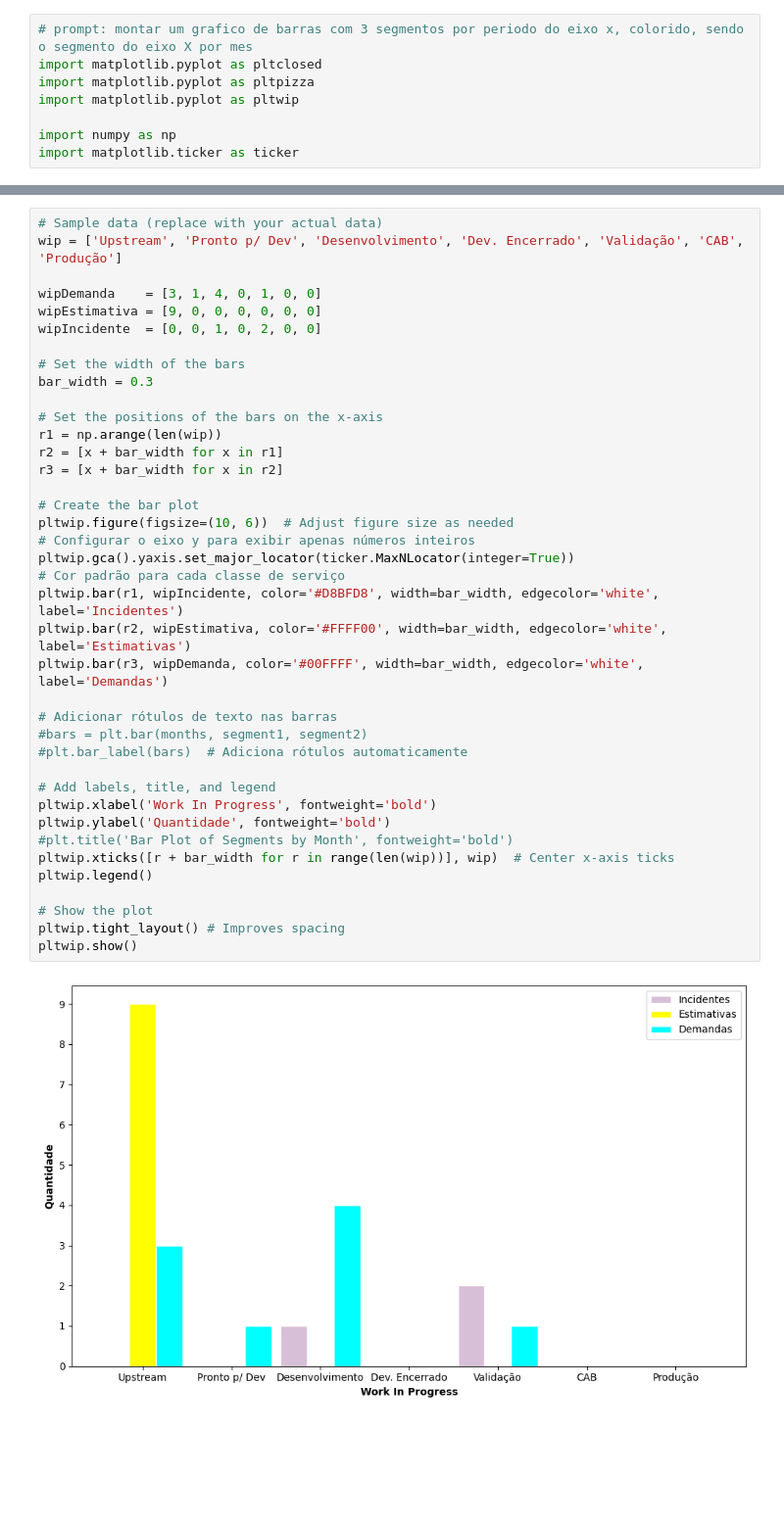
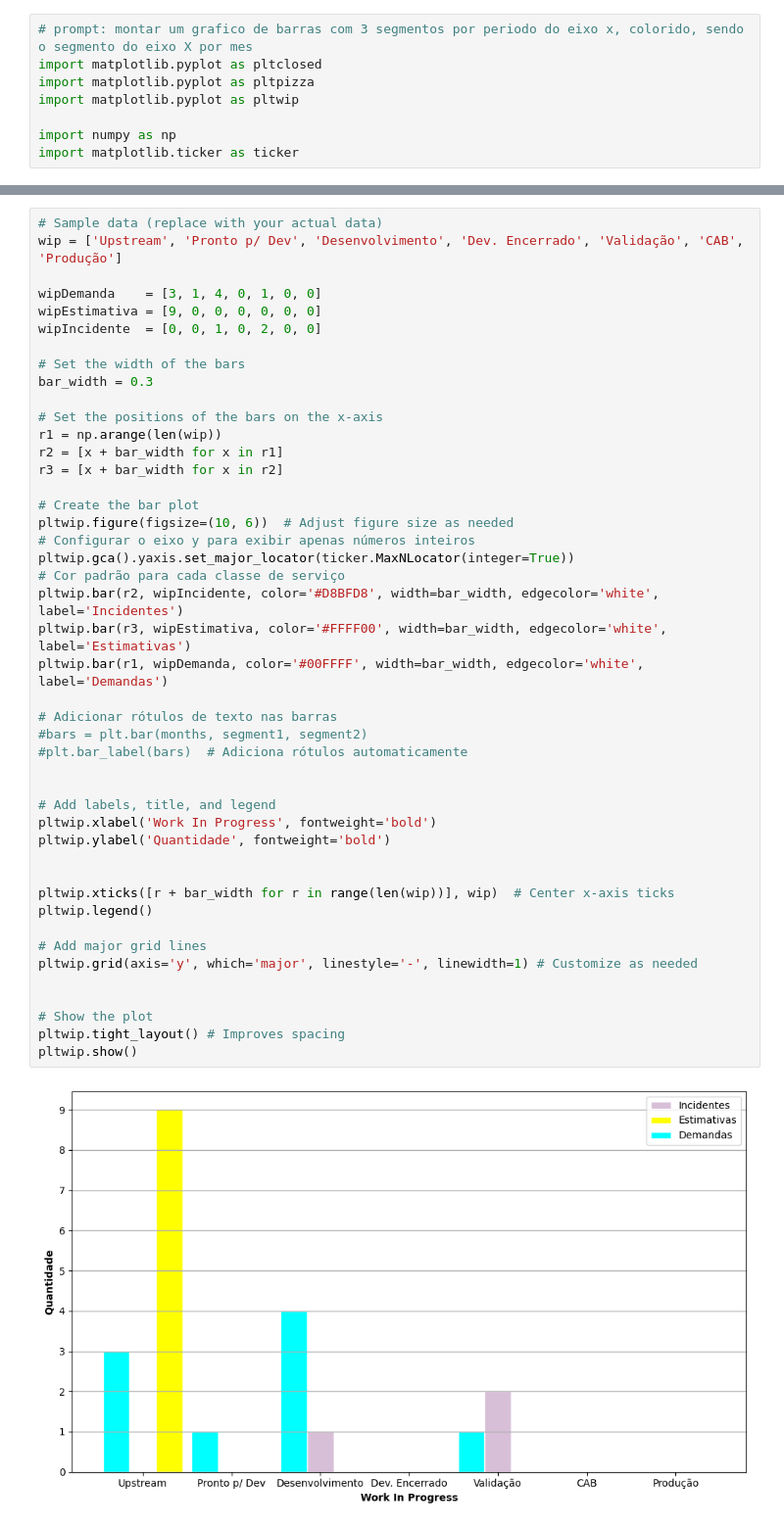
Before and after one commit to avieirajr/kanban, a Jupyter notebook: grafico_classe_servico.ipynb, the cells around one changed output, grey strips where cells are left out. Shown at 98% size. Drawn from its saved outputs; the diff is of its cells as text; blank space fills up the shorter version.

```diff
--- a/grafico_classe_servico.ipynb
+++ b/grafico_classe_servico.ipynb
@@ -75,35 +75,41 @@ wipEstimativa = [9, 0, 0, 0, 0, 0, 0]
 wipIncidente  = [0, 0, 1, 0, 2, 0, 0]
 
 # Set the width of the bars
 bar_width = 0.3
 
 # Set the positions of the bars on the x-axis
 r1 = np.arange(len(wip))
 r2 = [x + bar_width for x in r1]
 r3 = [x + bar_width for x in r2]
 
 # Create the bar plot
 pltwip.figure(figsize=(10, 6))  # Adjust figure size as needed
 # Configurar o eixo y para exibir apenas números inteiros
 pltwip.gca().yaxis.set_major_locator(ticker.MaxNLocator(integer=True))
 # Cor padrão para cada classe de serviço
-pltwip.bar(r1, wipIncidente, color='#D8BFD8', width=bar_width, edgecolor='white', label='Incidentes')
-pltwip.bar(r2, wipEstimativa, color='#FFFF00', width=bar_width, edgecolor='white', label='Estimativas')
-pltwip.bar(r3, wipDemanda, color='#00FFFF', width=bar_width, edgecolor='white', label='Demandas')
+pltwip.bar(r2, wipIncidente, color='#D8BFD8', width=bar_width, edgecolor='white', label='Incidentes')
+pltwip.bar(r3, wipEstimativa, color='#FFFF00', width=bar_width, edgecolor='white', label='Estimativas')
+pltwip.bar(r1, wipDemanda, color='#00FFFF', width=bar_width, edgecolor='white', label='Demandas')
 
 # Adicionar rótulos de texto nas barras
 #bars = plt.bar(months, segment1, segment2)
 #plt.bar_label(bars)  # Adiciona rótulos automaticamente
 
+
 # Add labels, title, and legend
 pltwip.xlabel('Work In Progress', fontweight='bold')
 pltwip.ylabel('Quantidade', fontweight='bold')
-#plt.title('Bar Plot of Segments by Month', fontweight='bold')
+
+
 pltwip.xticks([r + bar_width for r in range(len(wip))], wip)  # Center x-axis ticks
 pltwip.legend()
+
+# Add major grid lines
+pltwip.grid(axis='y', which='major', linestyle='-', linewidth=1) # Customize as needed
+
 
 # Show the plot
 pltwip.tight_layout() # Improves spacing
 pltwip.show()
 # %% [output]
-[figure, old version]
+[figure, new version]
```
Also changed, not shown: parts of 2 cells of this notebook.
